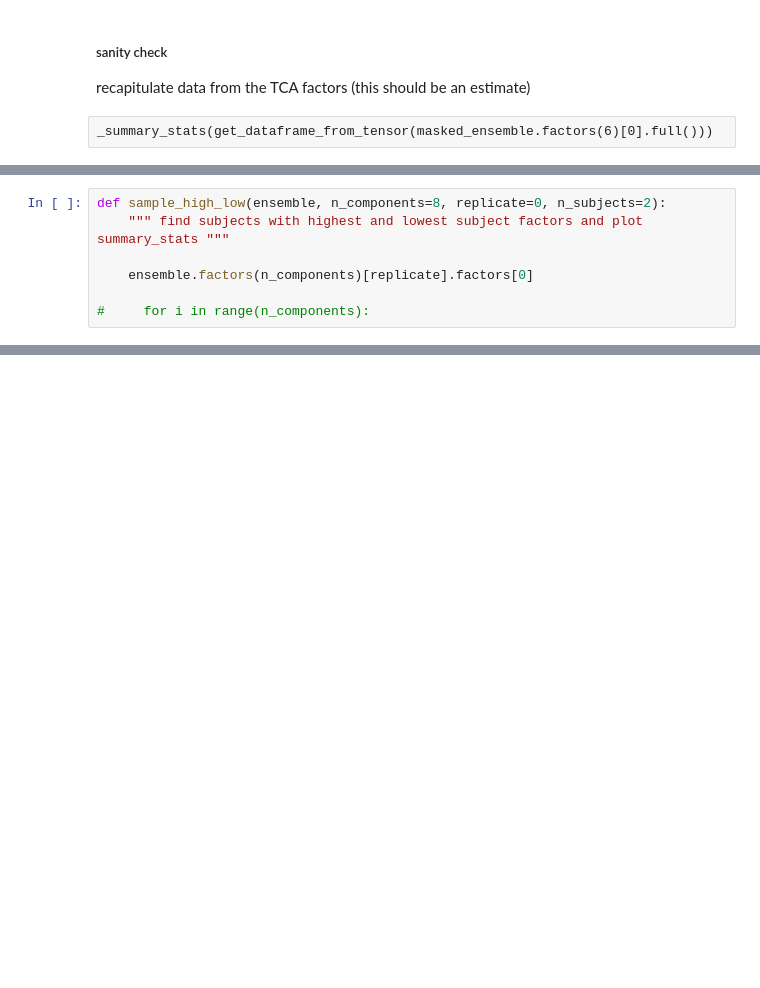
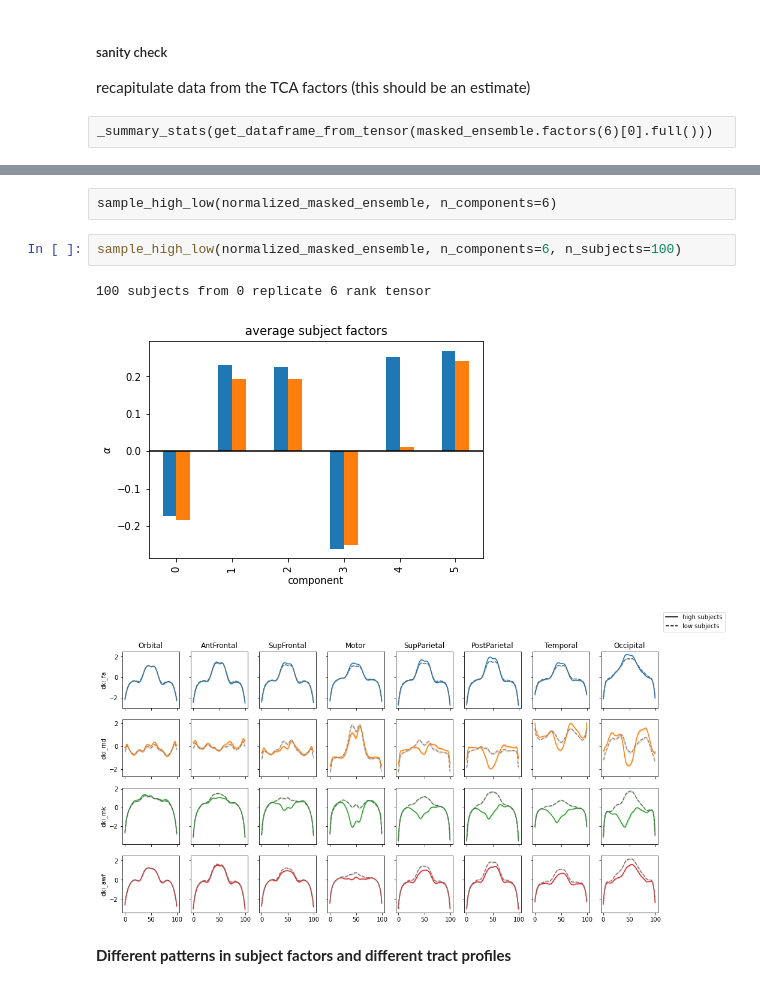
Before and after one commit to bloomdt-uw/callosum_microstructure, a Jupyter notebook: callosum.ipynb, the cells around one changed output, grey strips where cells are left out. Cells and saved outputs as stored; diff of their text form; blank space fills up the shorter version.

```diff
--- a/callosum.ipynb
+++ b/callosum.ipynb
@@ -868,7 +828,0 @@ _summary_stats(get_dataframe_from_tensor(normalized_masked_ensemble.factors(6)[0
-# %%
-def sample_high_low(ensemble, n_components=8, replicate=0, n_subjects=2):
-    """ find subjects with highest and lowest subject factors and plot summary_stats """
-
-    ensemble.factors(n_components)[replicate].factors[0]
-
-#     for i in range(n_components):
@@ -1420,0 +928,10 @@ _get_behavioral(bucket='hcp.afq', numeric=True, normalize=False)['ReadEng_Unadj'
+# %% [raw]
+sample_high_low(normalized_masked_ensemble, n_components=6)
+# %%
+sample_high_low(normalized_masked_ensemble, n_components=6, n_subjects=100)
+# %% [output]
+100 subjects from 0 replicate 6 rank tensor
+[figure, added]
+[figure, added]
+# %% [markdown]
+**Different patterns in subject factors and different tract profiles**
```
Also changed, not shown: parts of 74 cells of this notebook, 1 other file.
